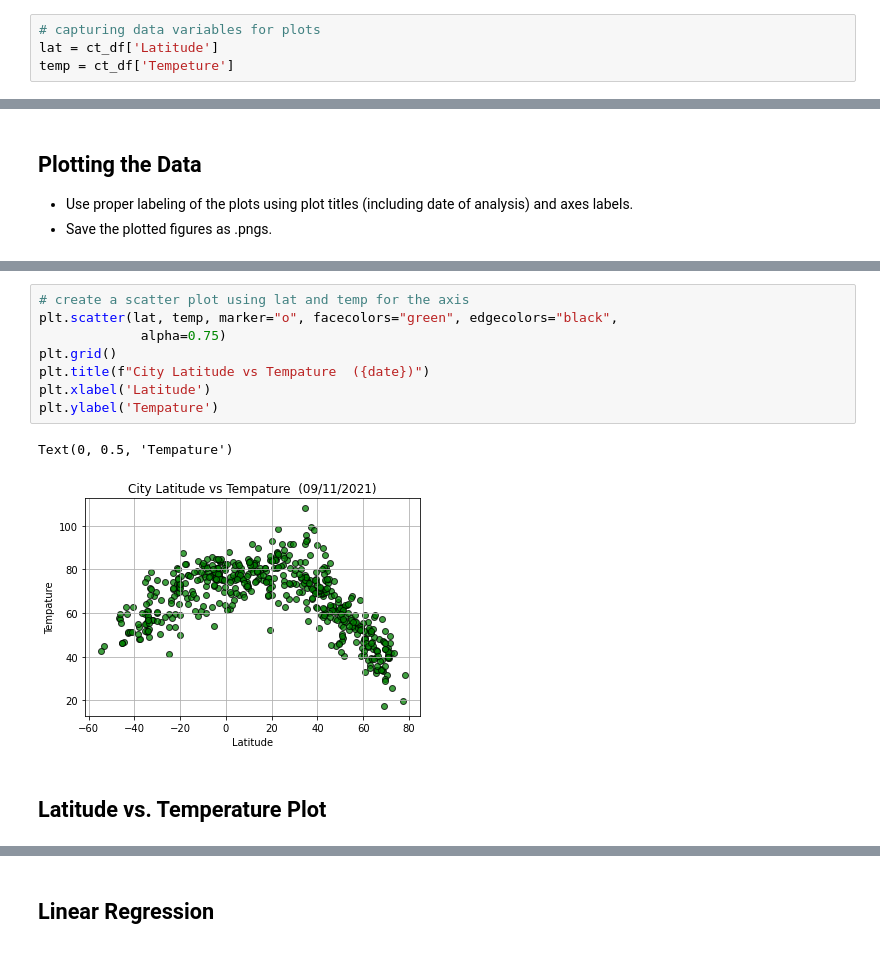
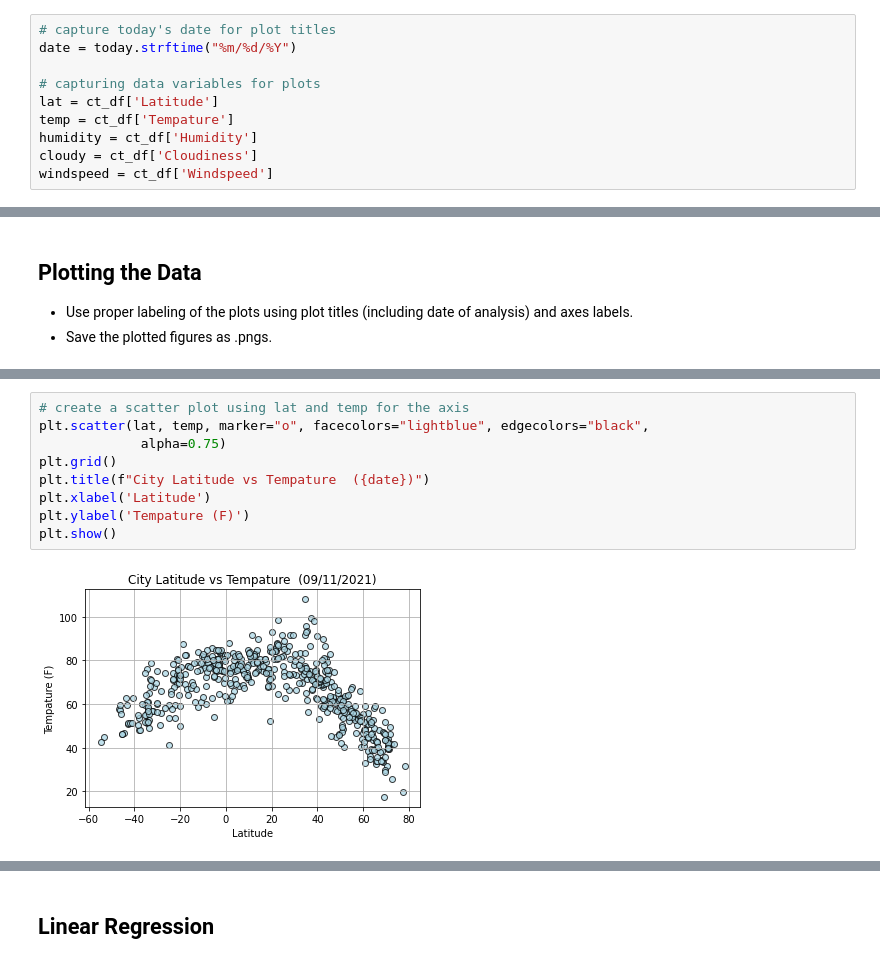
Before and after one commit to benjyms/python-api-challenge, a Jupyter notebook: WeatherPy/WeatherPy.ipynb, the cells around one changed output, grey strips where cells are left out. Drawn from its saved outputs; the diff is of its cells as text.

Commit message:
All Scatter plots complete

```diff
--- a/WeatherPy/WeatherPy.ipynb
+++ b/WeatherPy/WeatherPy.ipynb
@@ -285,6 +285,12 @@ hum_df.head()
 # Make a new DataFrame equal to the city data to drop all humidity outliers by index.
 # Passing "inplace=False" will make a copy of the city_data DataFrame, which we call "clean_city_data".
 # %%
+# capture today's date for plot titles
+date = today.strftime("%m/%d/%Y")
+
 # capturing data variables for plots
 lat = ct_df['Latitude']
-temp = ct_df['Tempeture']
+temp = ct_df['Tempature']
+humidity = ct_df['Humidity']
+cloudy = ct_df['Cloudiness']
+windspeed = ct_df['Windspeed']
@@ -301,13 +305,11 @@ print(f")
 # %%
 # create a scatter plot using lat and temp for the axis
-plt.scatter(lat, temp, marker="o", facecolors="green", edgecolors="black",
+plt.scatter(lat, temp, marker="o", facecolors="lightblue", edgecolors="black",
              alpha=0.75)
 plt.grid()
 plt.title(f"City Latitude vs Tempature  ({date})")
 plt.xlabel('Latitude')
-plt.ylabel('Tempature')
+plt.ylabel('Tempature (F)')
+plt.show()
 # %% [output]
-Text(0, 0.5, 'Tempature')
-[figure, old version]
+[figure, new version]
-# %% [markdown]
-## Latitude vs. Temperature Plot
```
Also changed, not shown: parts of 15 cells of this notebook.
